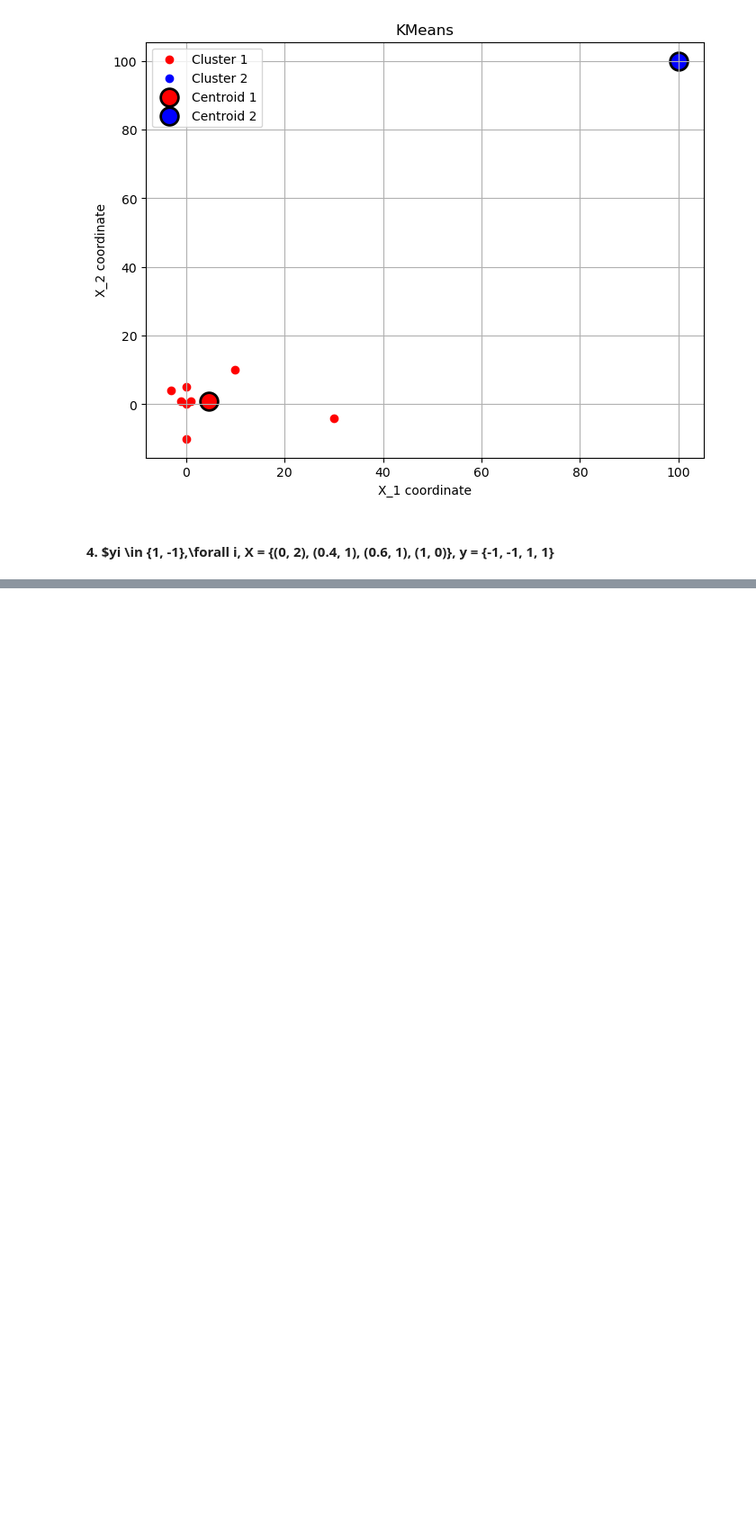
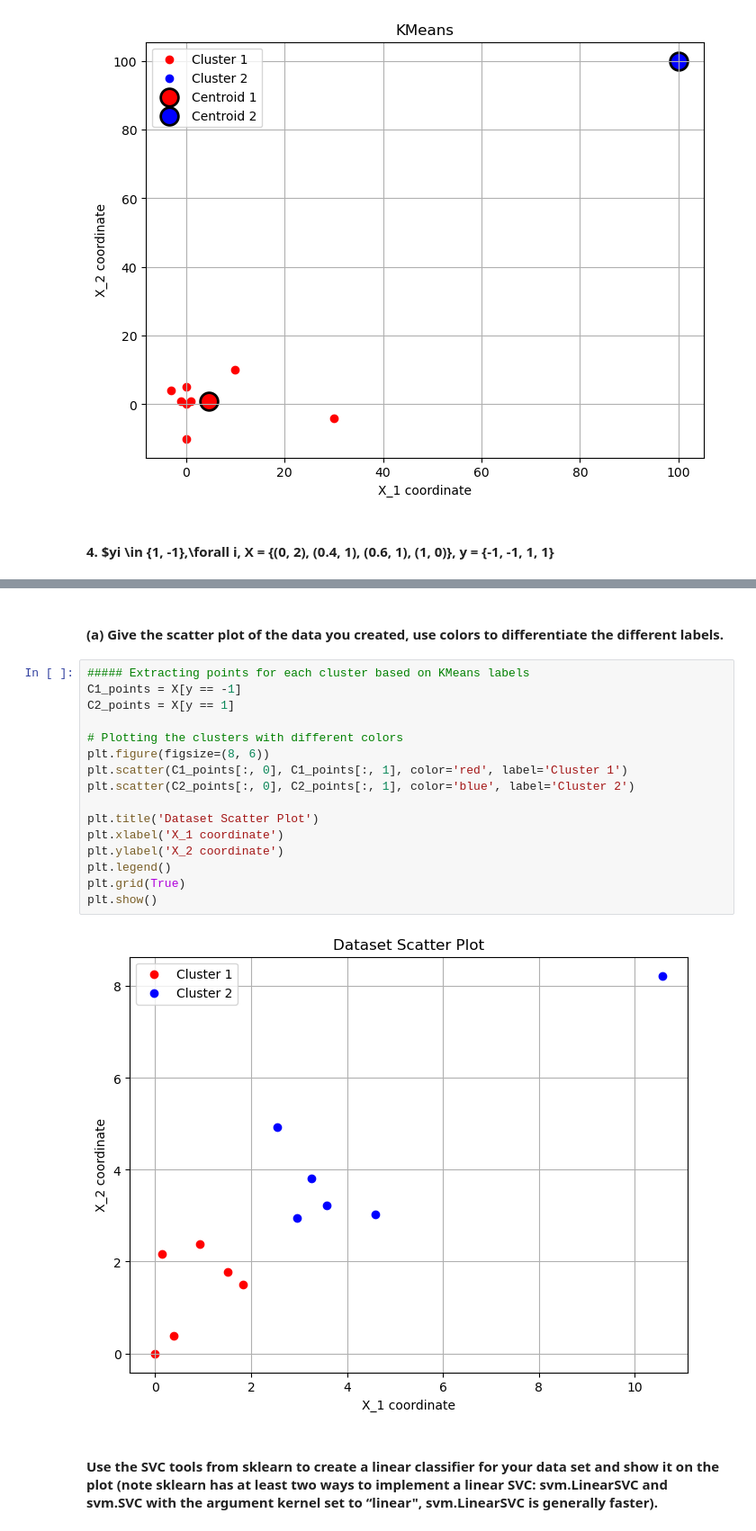
Before and after one commit to gabriel-ferreira-life/574_intro_to_machine_learning, a Jupyter notebook: homework_4/code/HM4_code.ipynb, the cells around one changed output, grey strips where cells are left out. Shown at 90% size. Saved outputs shown, nothing was run; the diff lists cells and outputs as text; blank space fills up the shorter version.

```diff
--- a/homework_4/code/HM4_code.ipynb
+++ b/homework_4/code/HM4_code.ipynb
@@ -324,0 +396,22 @@ array([-1,  1,  1,  1])
+# %% [markdown]
+#### (a) Give the scatter plot of the data you created, use colors to differentiate the different labels.
+# %%
+##### Extracting points for each cluster based on KMeans labels
+C1_points = X[y == -1]
+C2_points = X[y == 1]
+
+# Plotting the clusters with different colors
+plt.figure(figsize=(8, 6))
+plt.scatter(C1_points[:, 0], C1_points[:, 1], color='red', label='Cluster 1')
+plt.scatter(C2_points[:, 0], C2_points[:, 1], color='blue', label='Cluster 2')
+
+plt.title('Dataset Scatter Plot')
+plt.xlabel('X_1 coordinate')
+plt.ylabel('X_2 coordinate')
+plt.legend()
+plt.grid(True)
+plt.show()
+# %% [output]
+[figure, added]
+# %% [markdown]
+#### Use the SVC tools from sklearn to create a linear classifier for your data set and show it on the plot (note sklearn has at least two ways to implement a linear SVC: svm.LinearSVC and svm.SVC with the argument kernel set to “linear", svm.LinearSVC is generally faster).
```
Also changed, not shown: parts of 19 cells of this notebook.
